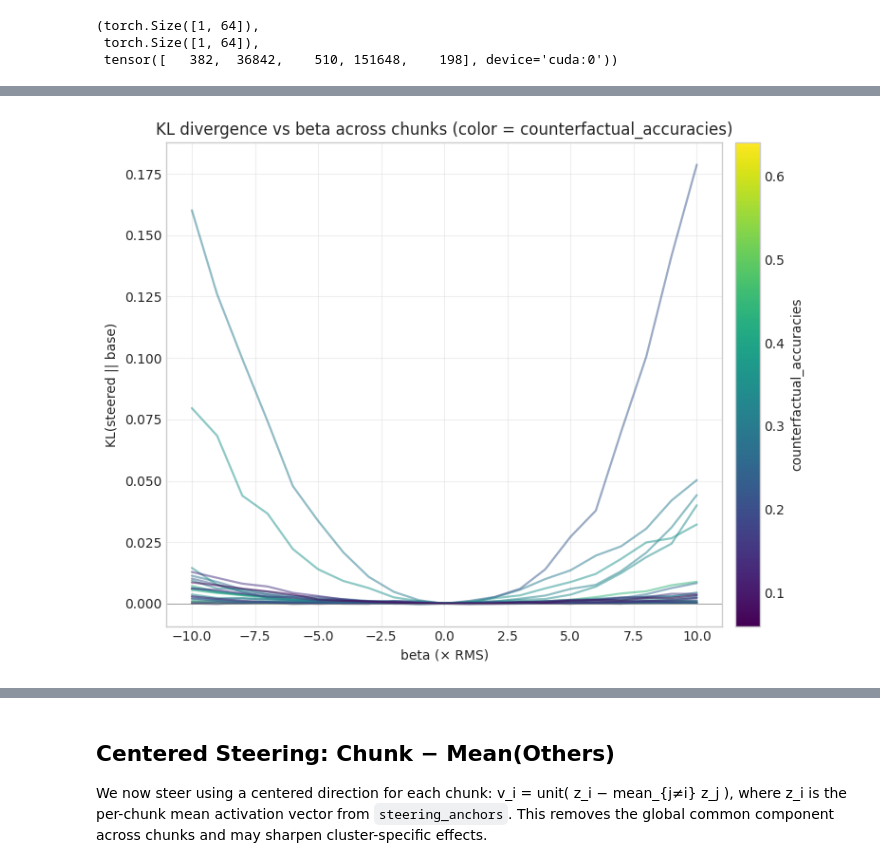
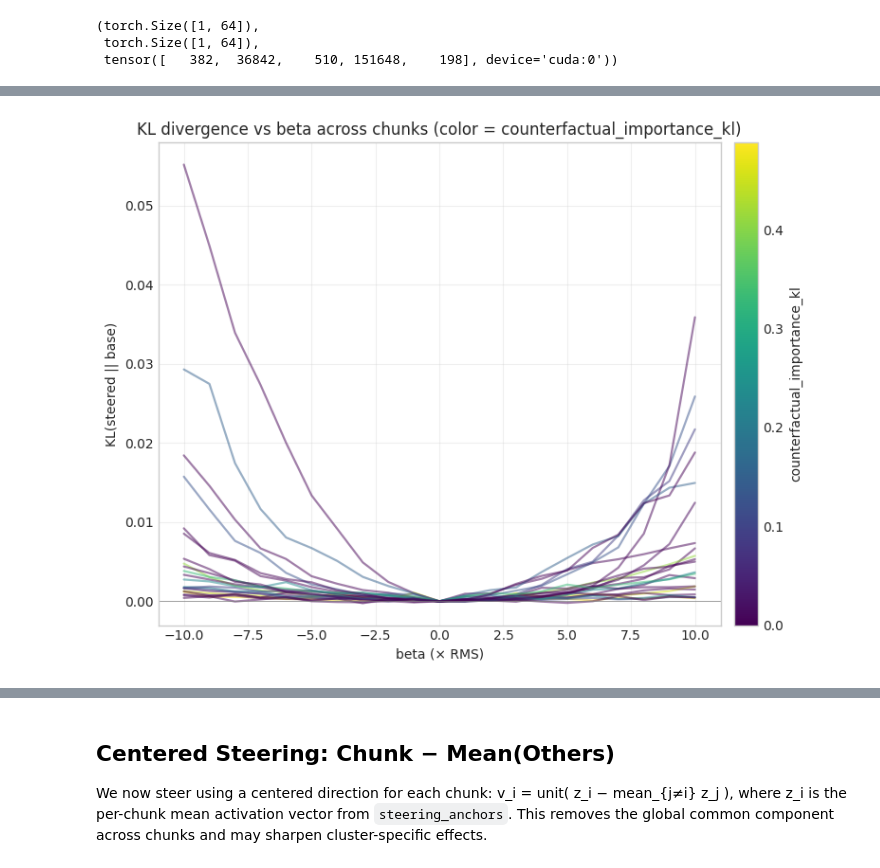
Before and after one commit to cutterdawes/SteeringThoughtAnchors, a Jupyter notebook: notebooks/experiment_3a_anchor_steering.ipynb, the cells around one changed output, grey strips where cells are left out. Cells and saved outputs as stored; diff of their text form; code cells hidden in the pictures.

```diff
--- a/notebooks/experiment_3a_anchor_steering.ipynb
+++ b/notebooks/experiment_3a_anchor_steering.ipynb
@@ -390,5 +392,5 @@ plt.show()
 # %%
-# Compute KL curves for all chunks and plot, color-coded by counterfactual_accuracies with a colorbar
+# Compute KL curves for all chunks and plot, color-coded by counterfactual_importance_kl with a colorbar
 import numpy as np
 import matplotlib.pyplot as plt
 from matplotlib.colors import Normalize
@@ -406,7 +408,7 @@ if not kl_curves:
 raw_imps = []
 for i in range(len(chunks)):
     try:
-        raw_imps.append(float(ex['counterfactual_accuracies'][i]))
+        raw_imps.append(float(ex['counterfactual_importance_kl'][i]))
     except Exception:
         raw_imps.append(0.0)
 imps = np.array(raw_imps, dtype=float)
@@ -420,37 +422,37 @@ norm = Normalize(vmin=imp_min, vmax=imp_max)
 cmap = plt.cm.viridis
 
 # Plot each chunk's KL curve colored by its importance
 fig, ax = plt.subplots(figsize=(8,6))
 for idx in sorted(kl_curves.keys()):
     vals = kl_curves[idx]
     if vals is None or len(vals)==0:
         continue
     ys = np.array(vals, dtype=float)
     # If lengths mismatch, trim/pad to betas length
     n = min(len(ys), len(betas))
     xs = np.array(betas)[:n]
     ys = ys[:n]
     col = cmap(norm(imps[idx] if idx < len(imps) else 0.0))
     lw = 1.6  # 2.8 if idx == anchor_idx else 1.6
     alpha = 0.5  # = 0.95 if idx == anchor_idx else 0.6
     ax.plot(xs, ys, color=col, linewidth=lw, alpha=alpha)
 
-# Colorbar mapped to counterfactual_accuracies
+# Colorbar mapped to counterfactual_importance_kl
 sm = plt.cm.ScalarMappable(cmap=cmap, norm=norm)
 sm.set_array(imps)
 cbar = fig.colorbar(sm, ax=ax, pad=0.02)
-cbar.set_label('counterfactual_accuracies')
+cbar.set_label('counterfactual_importance_kl')
 
 # Labels and styling
 ax.axhline(0, color='gray', lw=0.5)
 ax.set_xlabel('beta (× RMS)')
 ax.set_ylabel('KL(steered || base)')
-ax.set_title('KL divergence vs beta across chunks (color = counterfactual_accuracies)')
+ax.set_title('KL divergence vs beta across chunks (color = counterfactual_importance_kl)')
 ax.grid(True, alpha=0.3)
 plt.tight_layout()
 plt.show()
 # %% [output]
-[figure, old version]
+[figure, new version]
 # %%
 
 # Fit a quadratic to each KL curve (all beta) across examples and plot amplitude vs counterfactual_importance_kl
```
Also changed, not shown: parts of 6 cells of this notebook, 2 other files.
